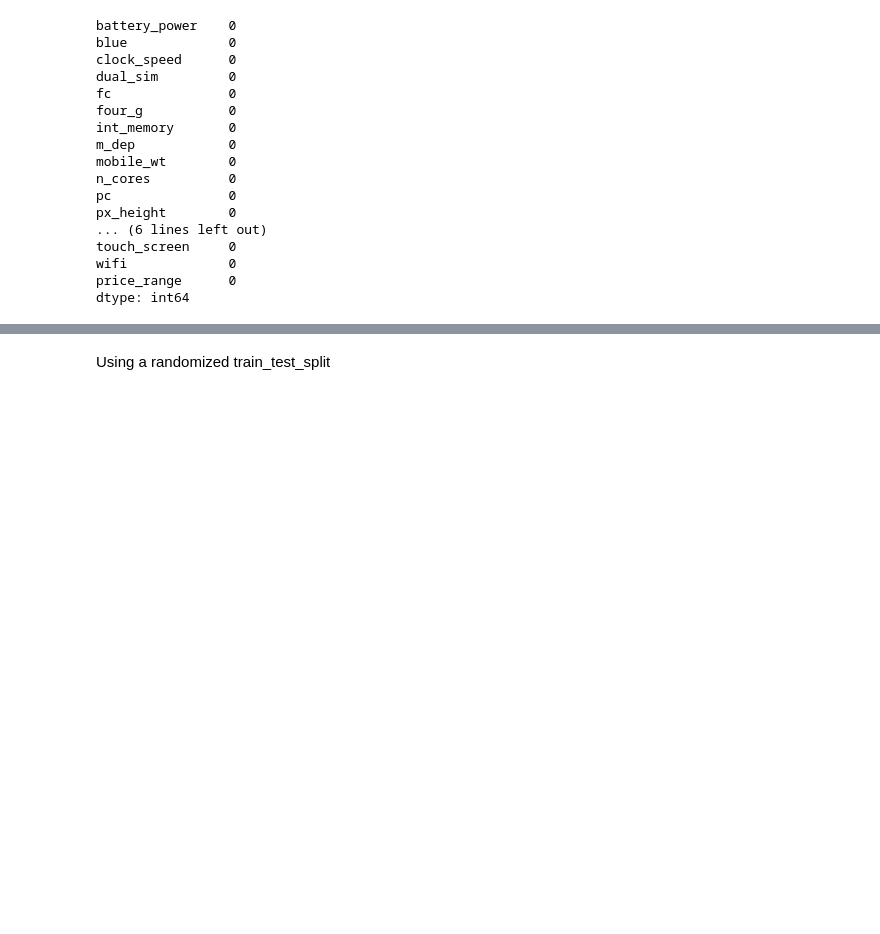
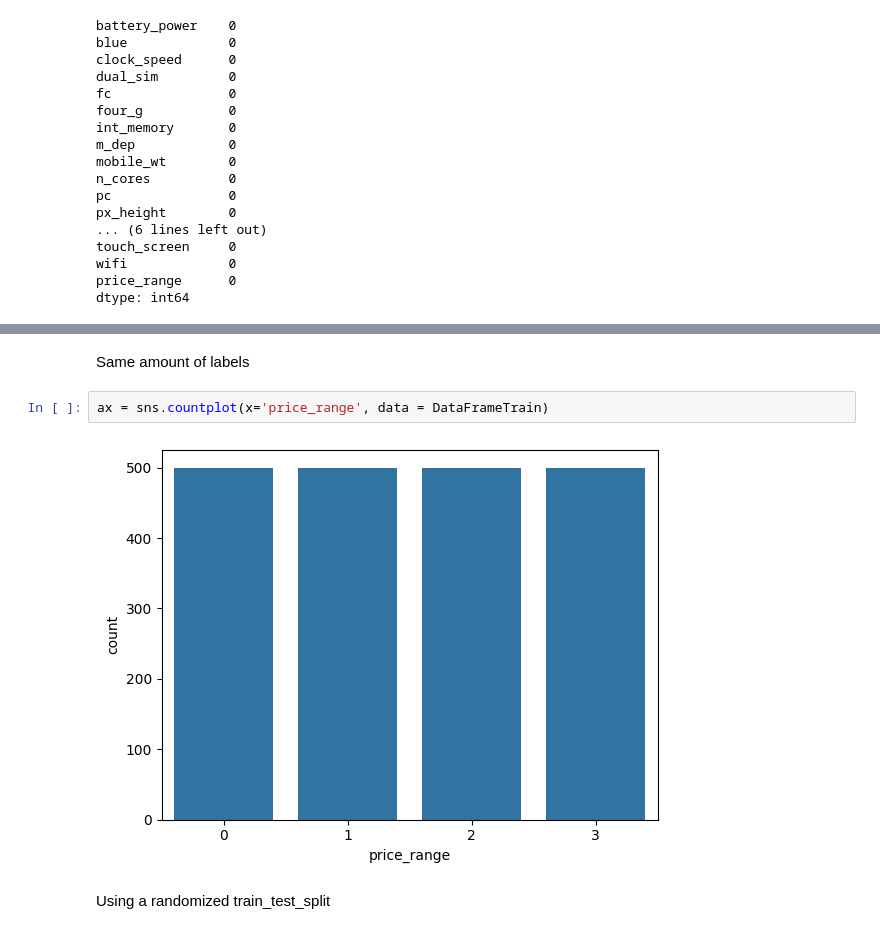
Before and after one commit to b4lbs/kaggle_mobile_price_classification, a Jupyter notebook: mobile_price_classification.ipynb, the cells around one changed output, grey strips where cells are left out. Saved outputs shown, nothing was run; the diff lists cells and outputs as text; blank space fills up the shorter version.

```diff
--- a/mobile_price_classification.ipynb
+++ b/mobile_price_classification.ipynb
@@ -139,6 +173,12 @@ three_g          0
 touch_screen     0
 wifi             0
 dtype: int64
+# %% [markdown]
+Same amount of labels
+# %%
+ax = sns.countplot(x='price_range', data = DataFrameTrain)
+# %% [output]
+[figure, added]
 # %% [markdown]
 Using a randomized train_test_split
 # %%
```
Also changed, not shown: parts of 13 cells of this notebook.
